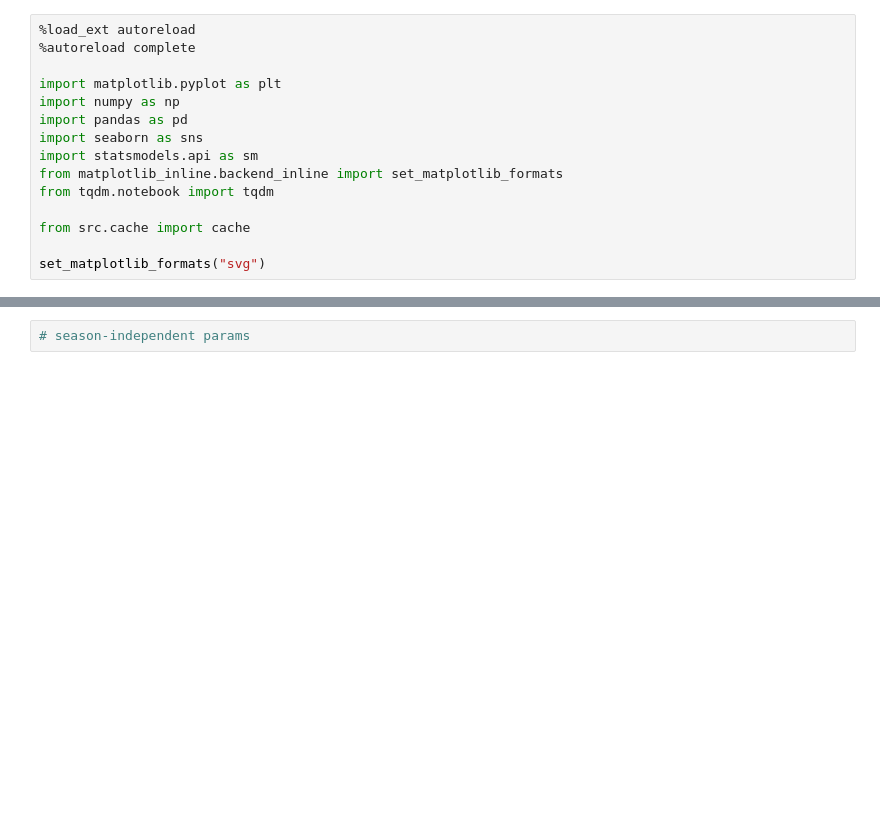
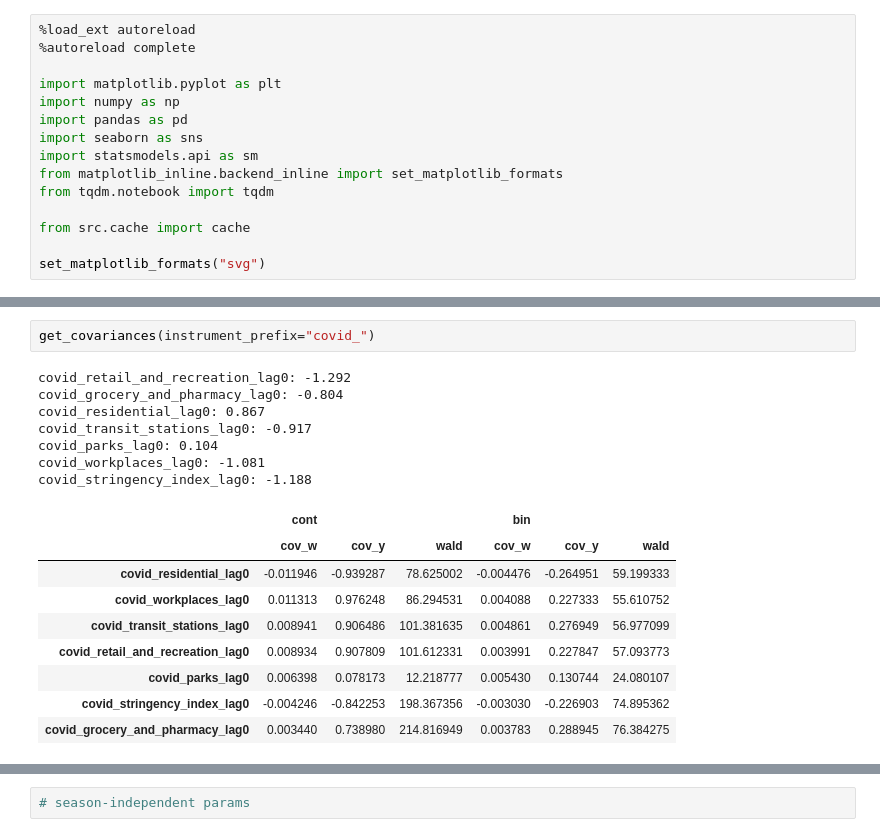
Before and after one commit to davidpomerenke/protest-impact, a Jupyter notebook: notebooks/instrumental_variable.ipynb, the cells around one changed output, grey strips where cells are left out. Cells and saved outputs as stored; diff of their text form; blank space fills up the shorter version.

```diff
--- a/notebooks/instrumental_variable.ipynb
+++ b/notebooks/instrumental_variable.ipynb
@@ -174,0 +41,19 @@ TtestResult(statistic=-0.9999999999999999, pvalue=0.373900966300059, df=4)
+# %%
+get_covariances(instrument_prefix="covid_")
+# %% [output]
+covid_retail_and_recreation_lag0: -1.292
+covid_grocery_and_pharmacy_lag0: -0.804
+covid_residential_lag0: 0.867
+covid_transit_stations_lag0: -0.917
+covid_parks_lag0: 0.104
+covid_workplaces_lag0: -1.081
+covid_stringency_index_lag0: -1.188
+|  | cont |  |  | bin |  |  |
+|  | cov_w | cov_y | wald | cov_w | cov_y | wald |
+| covid_residential_lag0 | -0.011946 | -0.939287 | 78.625002 | -0.004476 | -0.264951 | 59.199333 |
+| covid_workplaces_lag0 | 0.011313 | 0.976248 | 86.294531 | 0.004088 | 0.227333 | 55.610752 |
+| covid_transit_stations_lag0 | 0.008941 | 0.906486 | 101.381635 | 0.004861 | 0.276949 | 56.977099 |
+| covid_retail_and_recreation_lag0 | 0.008934 | 0.907809 | 101.612331 | 0.003991 | 0.227847 | 57.093773 |
+| covid_parks_lag0 | 0.006398 | 0.078173 | 12.218777 | 0.005430 | 0.130744 | 24.080107 |
+| covid_stringency_index_lag0 | -0.004246 | -0.842253 | 198.367356 | -0.003030 | -0.226903 | 74.895362 |
+| covid_grocery_and_pharmacy_lag0 | 0.003440 | 0.738980 | 214.816949 | 0.003783 | 0.288945 | 76.384275 |
```
Also changed, not shown: parts of 13 cells of this notebook, 8 other files.
